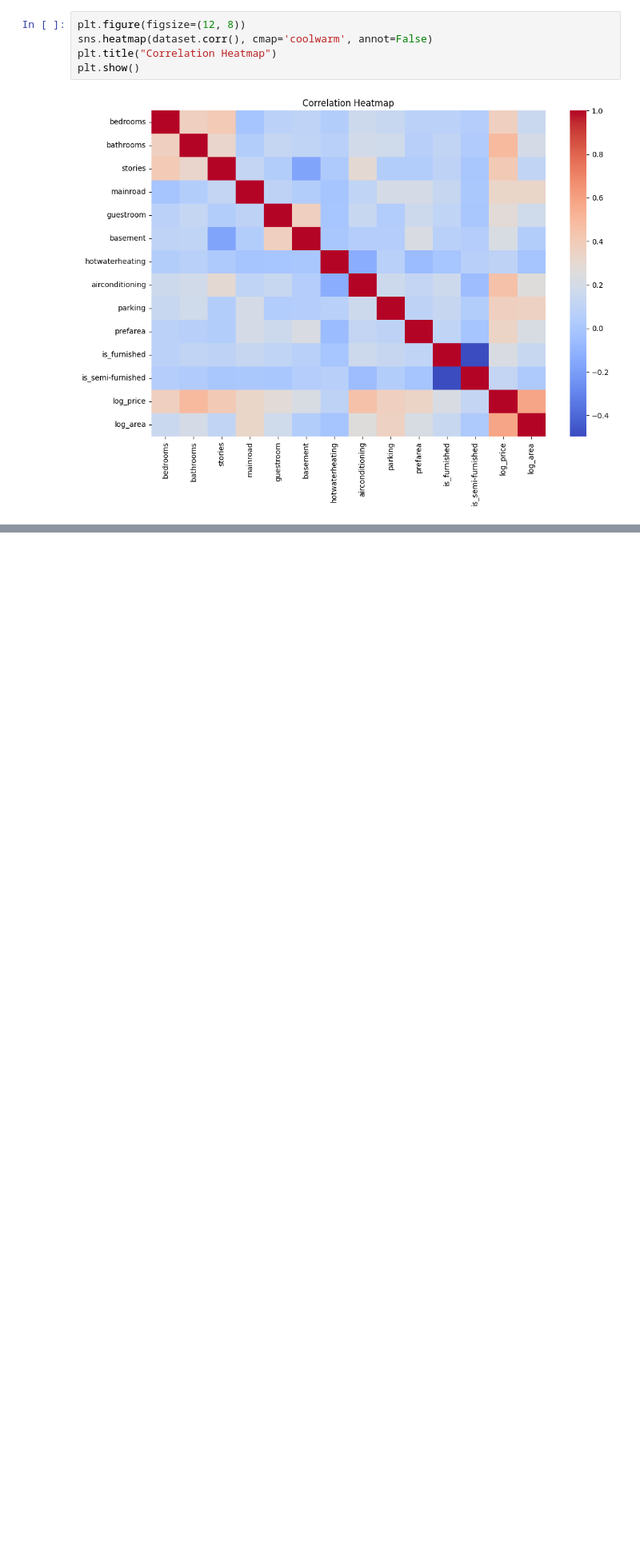
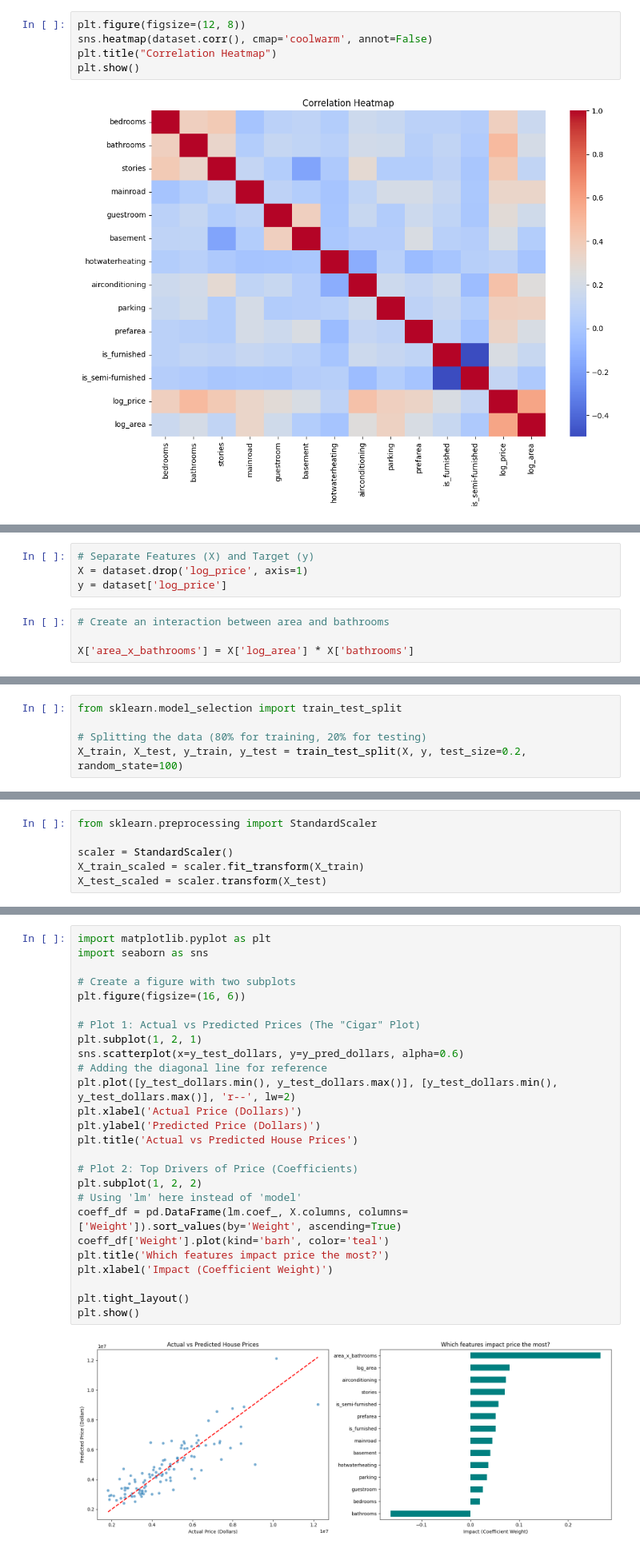
Before and after one commit to apekshakashyap17/House-price-prediction-system, a Jupyter notebook: housing.ipynb, the cells around one changed output, grey strips where cells are left out. Shown at 80% size. Saved outputs shown, nothing was run; the diff lists cells and outputs as text; blank space fills up the shorter version.

```diff
--- a/housing.ipynb
+++ b/housing.ipynb
@@ -213,0 +216,8 @@ plt.show()
+# %%
+# Separate Features (X) and Target (y)
+X = dataset.drop('log_price', axis=1)
+y = dataset['log_price']
+# %%
+# Create an interaction between area and bathrooms
+
+X['area_x_bathrooms'] = X['log_area'] * X['bathrooms']
@@ -213,0 +226,5 @@ plt.show()
+# %%
+from sklearn.model_selection import train_test_split
+
+# Splitting the data (80% for training, 20% for testing)
+X_train, X_test, y_train, y_test = train_test_split(X, y, test_size=0.2, random_state=100)
@@ -213,0 +233,6 @@ plt.show()
+# %%
+from sklearn.preprocessing import StandardScaler
+
+scaler = StandardScaler()
+X_train_scaled = scaler.fit_transform(X_train)
+X_test_scaled = scaler.transform(X_test)
@@ -213,0 +266,28 @@ plt.show()
+# %%
+import matplotlib.pyplot as plt
+import seaborn as sns
+
+# Create a figure with two subplots
+plt.figure(figsize=(16, 6))
+
+# Plot 1: Actual vs Predicted Prices (The "Cigar" Plot)
+plt.subplot(1, 2, 1)
+sns.scatterplot(x=y_test_dollars, y=y_pred_dollars, alpha=0.6)
+# Adding the diagonal line for reference
+plt.plot([y_test_dollars.min(), y_test_dollars.max()], [y_test_dollars.min(), y_test_dollars.max()], 'r--', lw=2)
+plt.xlabel('Actual Price (Dollars)')
+plt.ylabel('Predicted Price (Dollars)')
+plt.title('Actual vs Predicted House Prices')
+
+# Plot 2: Top Drivers of Price (Coefficients)
+plt.subplot(1, 2, 2)
+# Using 'lm' here instead of 'model'
+coeff_df = pd.DataFrame(lm.coef_, X.columns, columns=['Weight']).sort_values(by='Weight', ascending=True)
+coeff_df['Weight'].plot(kind='barh', color='teal')
+plt.title('Which features impact price the most?')
+plt.xlabel('Impact (Coefficient Weight)')
+
+plt.tight_layout()
+plt.show()
+# %% [output]
+[figure, added]
```
Also changed, not shown: parts of 4 cells of this notebook.
